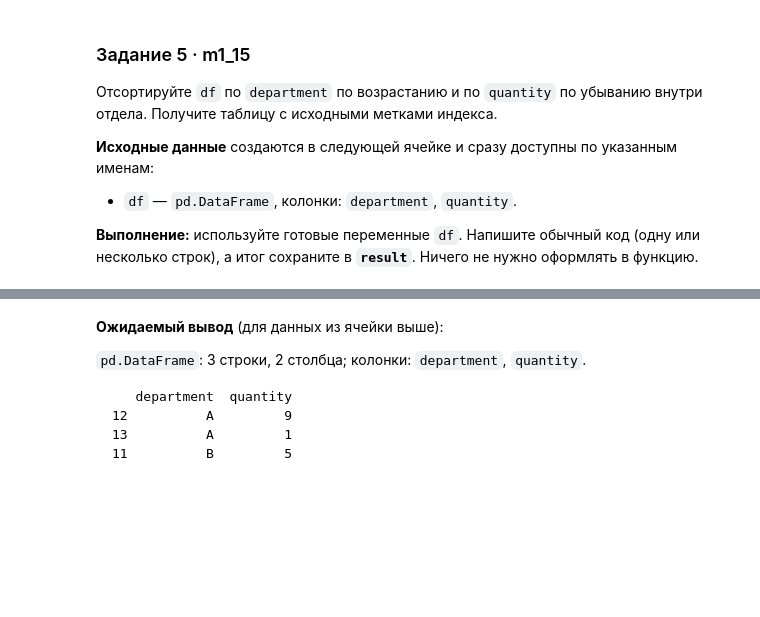
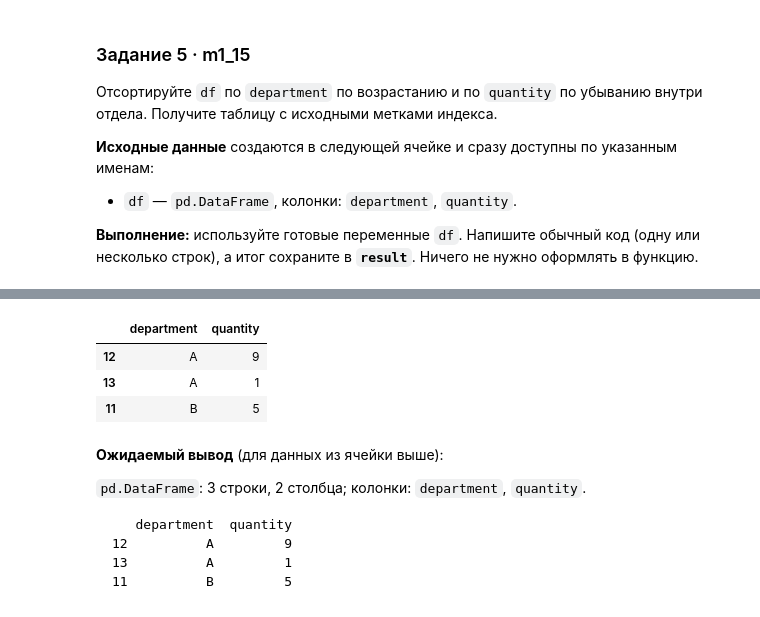
Before and after one commit to TAHA8881/pandas_training_m, a Jupyter notebook: module_01/03_column_operations.ipynb, the cells around one changed output, grey strips where cells are left out. Saved outputs shown, nothing was run; the diff lists cells and outputs as text; code cells hidden in the pictures; blank space fills up the shorter version.

```diff
--- a/module_01/03_column_operations.ipynb
+++ b/module_01/03_column_operations.ipynb
@@ -357,9 +388,14 @@ _expected_m1_15 = expected_for("m1_15", df=df)
 # %%
 # m1_15: напишите решение прямо здесь. Функции создавать НЕ нужно.
 # Используйте переменные: df
 # Сохраните конечный результат в переменную result.
-result = None  # замените этой строкой/своим кодом
+result = df.sort_values(by=['department', 'quantity'], ascending=[True, False])  # замените этой строкой/своим кодом
 result
+# %% [output]
+|  | department | quantity |
+| 12 | A | 9 |
+| 13 | A | 1 |
+| 11 | B | 5 |
 # %% [markdown]
 **Ожидаемый вывод** (для данных из ячейки выше):
 
```
Also changed, not shown: parts of 7 cells of this notebook.
